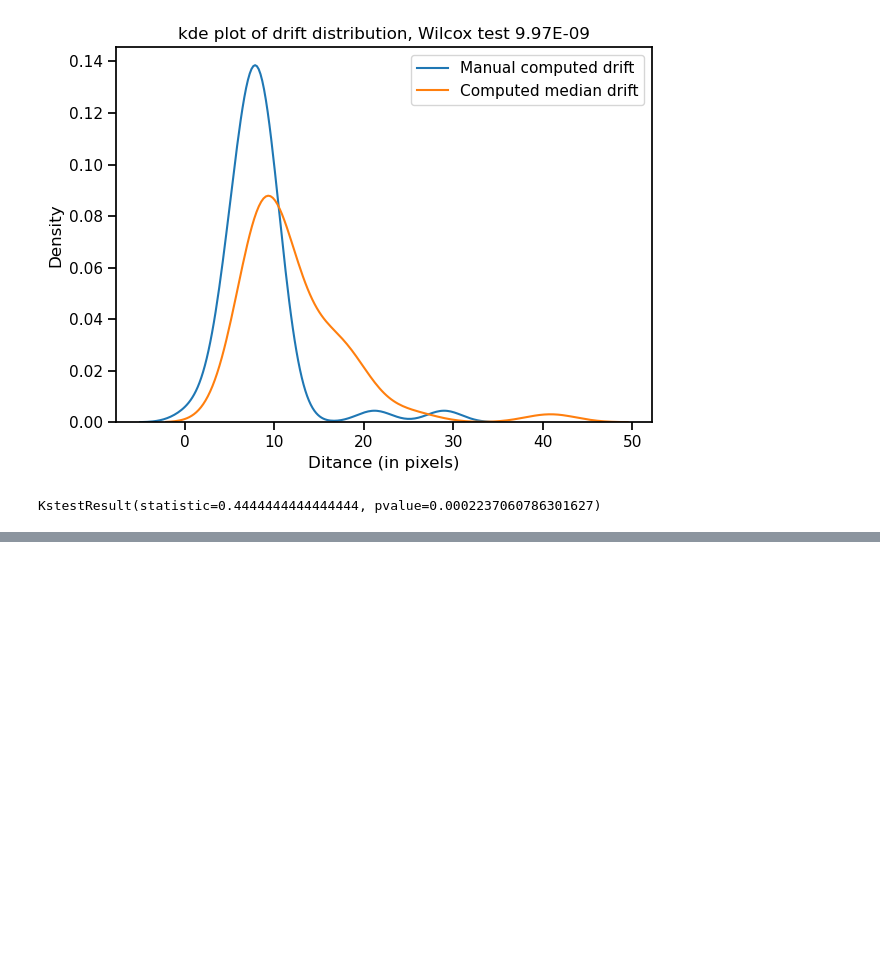
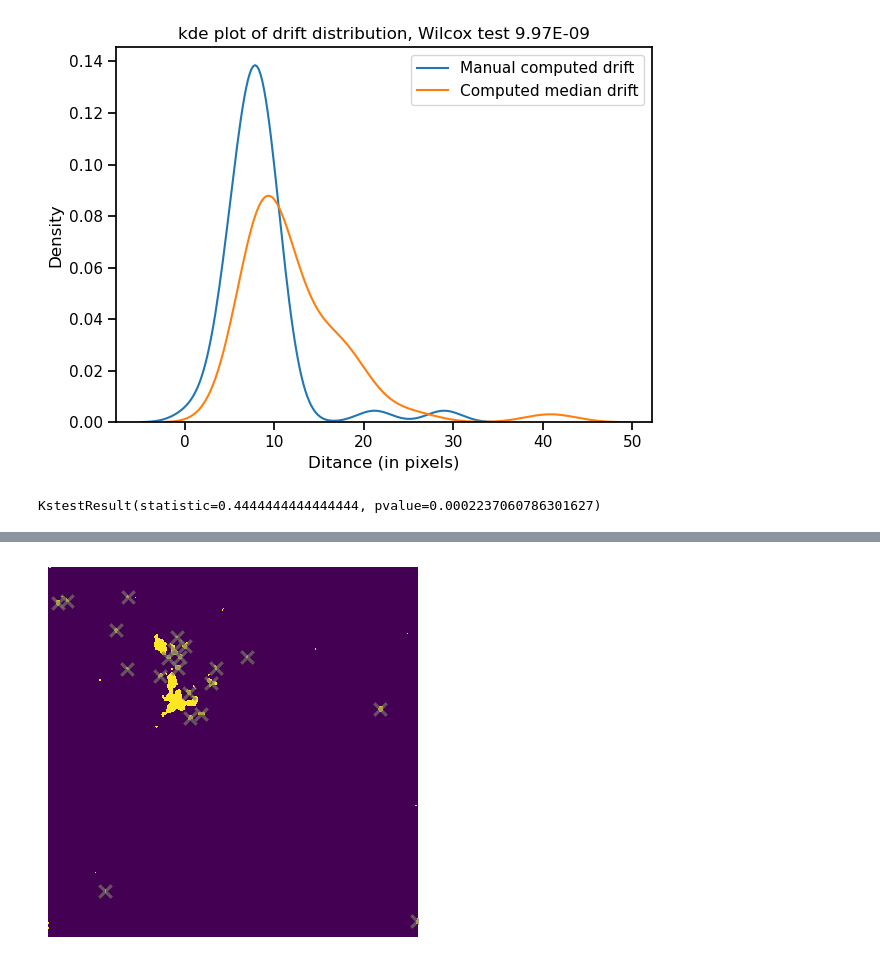
Before and after one commit to GuignardLab/placozoa_tracking, a Jupyter notebook: notebooks/drift_correction.ipynb, the cells around one changed output, grey strips where cells are left out. Drawn from its saved outputs; the diff is of its cells as text; code cells hidden in the pictures; blank space fills up the shorter version.

```diff
--- a/notebooks/drift_correction.ipynb
+++ b/notebooks/drift_correction.ipynb
@@ -1077,0 +1233,22 @@ KstestResult(statistic=0.4444444444444444, pvalue=0.0002237060786301627)
+# %%
+test = imread('../data/tricho_wound_alg_only_otsu.tif')
+# %%
+im = test.copy()
+plane = 731
+
+lab = label(im[plane,...])
+props = regionprops_table(label_image=lab, properties=('centroid','area'))
+df_t = pd.DataFrame(props)
+
+# Filter the results to have plausible algae
+# Here I am assuming that a "real algae" needs to have an area moe than 10 pixels² and less than 300
+
+df_t = df_t[df_t.area < 300].reset_index() #reset index to avoid having gaps in index value
+                                        #(it is used in the dist function)
+df_t = df_t[df_t.area > 10].reset_index()
+
+lab = label(im[plane+1,...])
+props = regionprops_table(label_image=lab, properties=('centroid','area'))
+df_t1 = pd.DataFrame(props)
+df_t1 = df_t1[df_t1.area < 300].reset_index()
+df_t1 = df_t1[df_t1.area > 10].reset_index()
@@ -1077,0 +1260,9 @@ KstestResult(statistic=0.4444444444444444, pvalue=0.0002237060786301627)
+# %%
+for i in df_t.index:
+    plt.scatter(df_t['centroid-1'],df_t['centroid-0'],marker='x',alpha=0.05)
+
+plt.imshow(test[731,...],interpolation='nearest')
+plt.axis('off')
+plt.show()
+# %% [output]
+[figure, added]
```
Also changed, not shown: parts of 35 cells of this notebook.
